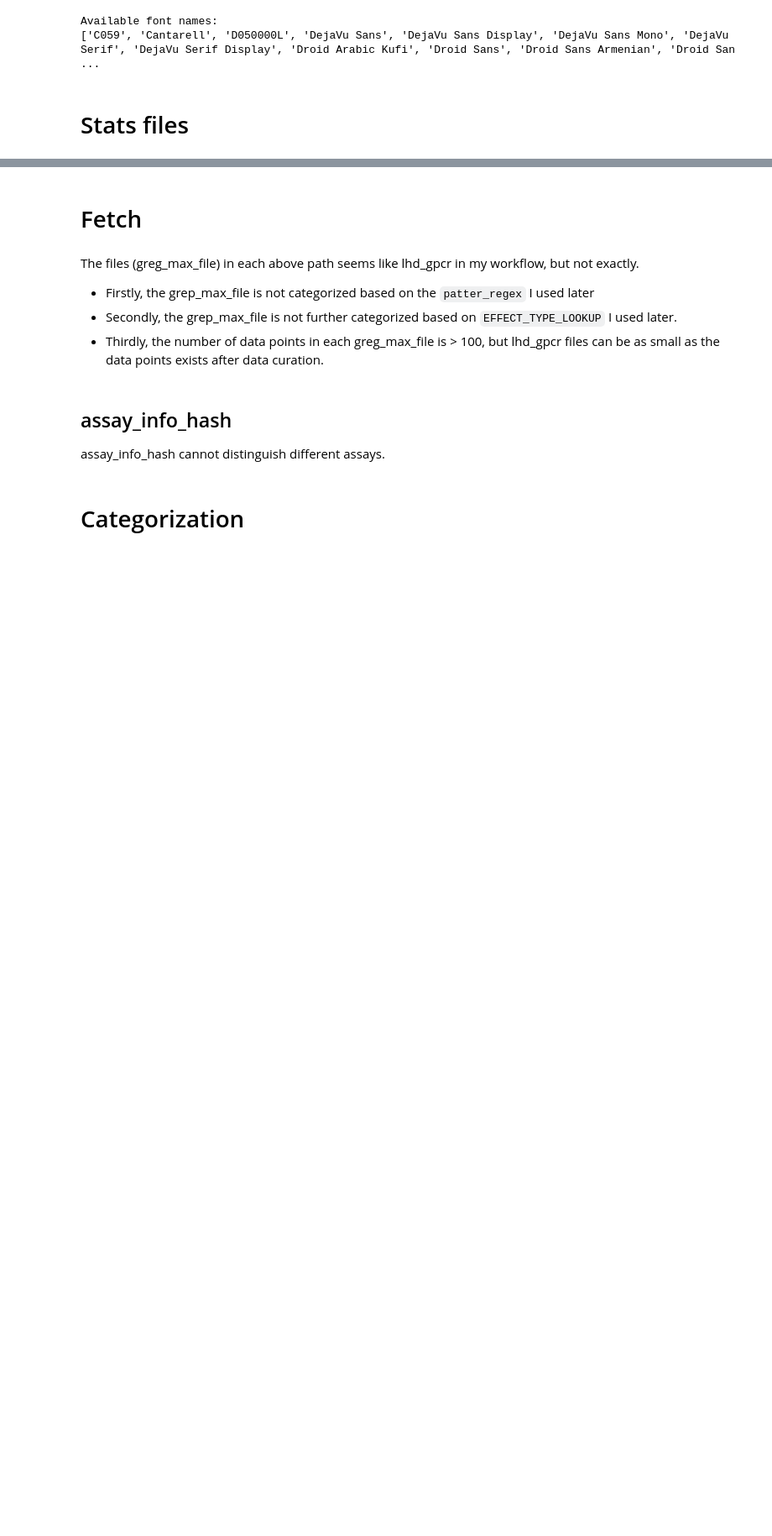
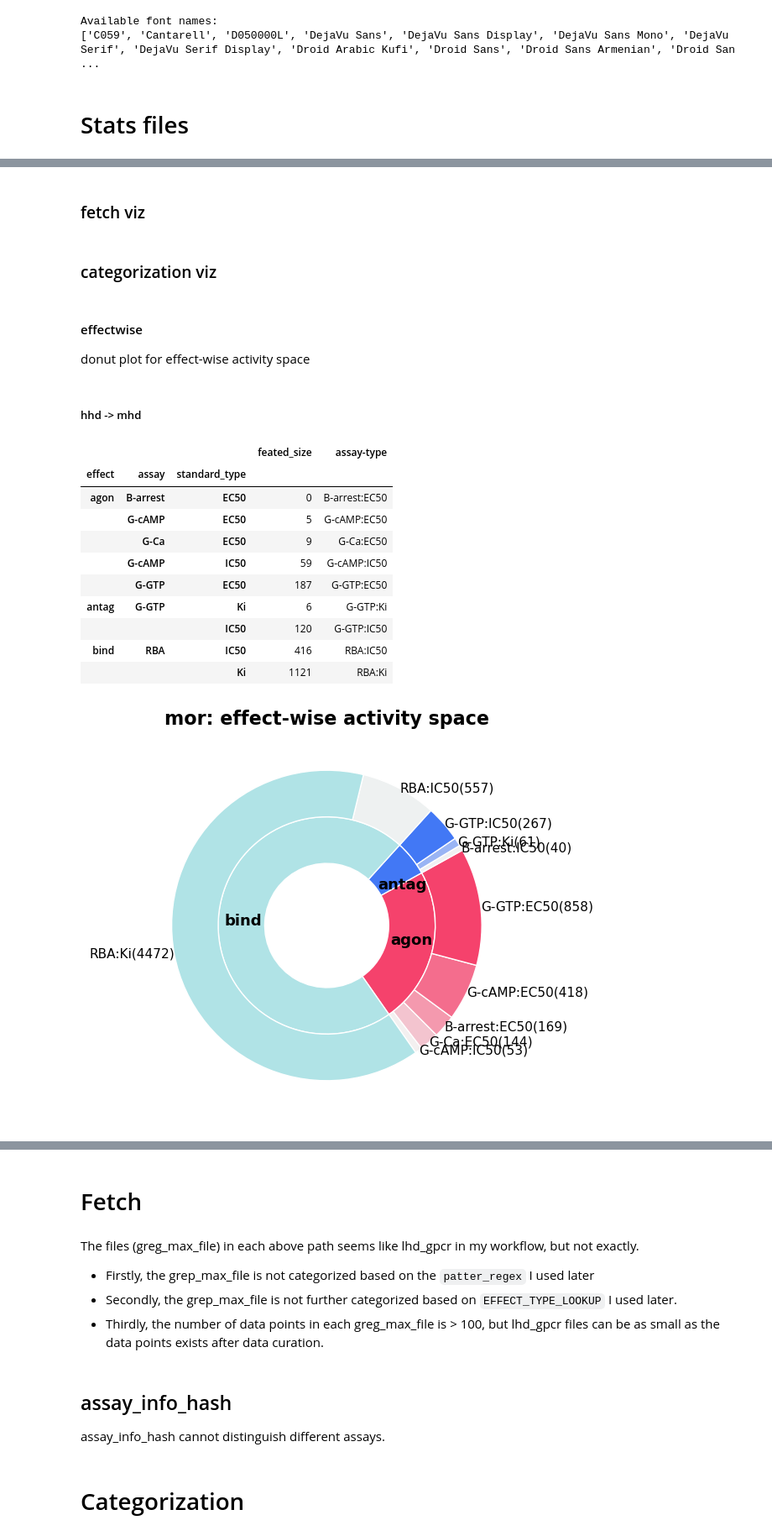
Before and after one commit to xixichennn/datacat4ml, a Jupyter notebook: datacat4ml/Scripts/data_prep/data_prep_viz.ipynb, the cells around one changed output, grey strips where cells are left out. Shown: that part at 84% size. Drawn from its saved outputs; the diff is of its cells as text; code cells hidden in the pictures; blank space fills up the shorter version.

```diff
--- a/datacat4ml/Scripts/data_prep/data_prep_viz.ipynb
+++ b/datacat4ml/Scripts/data_prep/data_prep_viz.ipynb
@@ -151,0 +281,7 @@ Index(['ds_cat_level', 'ds_type', 'ds_size_level', 'target', 'effect', 'assay',
+# %% [markdown]
+### fetch viz
+# %% [markdown]
+### categorization viz
+# %% [markdown]
+#### effectwise
+donut plot for effect-wise activity space
@@ -151,0 +399,28 @@ Index(['ds_cat_level', 'ds_type', 'ds_size_level', 'target', 'effect', 'assay',
+# %% [markdown]
+##### hhd -> mhd
+# %%
+mor_h_mhd_df = effect_activity_space(stats_df=mhd_or_stats, target='CHEMBL233', startangle=-55, fig_format='pdf',
+                                       n_bind_colors=2, n_agon_colors=5, n_antag_colors=3)
+kor_h_mhd_df = effect_activity_space(stats_df=mhd_or_stats, target='CHEMBL237', startangle=-40, fig_format='pdf',
+                                       n_bind_colors=2, n_agon_colors=5, n_antag_colors=3)
+dor_h_mhd_df = effect_activity_space(stats_df=mhd_or_stats, target='CHEMBL236', startangle=-40, fig_format='pdf',
+                                       n_bind_colors=2, n_agon_colors=5, n_antag_colors=3)
+nor_h_mhd_df = effect_activity_space(stats_df=mhd_or_stats, target='CHEMBL2014', startangle=-40, fig_format='pdf',
+                                       n_bind_colors=2, n_agon_colors=5, n_antag_colors=2)
+mor_h_mhd_df
+kor_h_mhd_df
+dor_h_mhd_df
+nor_h_mhd_df
+# %% [output]
+|  |  |  | feated_size | assay-type |
+| effect | assay | standard_type |  |  |
+| agon | B-arrest | EC50 | 0 | B-arrest:EC50 |
+|  | G-cAMP | EC50 | 5 | G-cAMP:EC50 |
+|  | G-Ca | EC50 | 9 | G-Ca:EC50 |
+|  | G-cAMP | IC50 | 59 | G-cAMP:IC50 |
+|  | G-GTP | EC50 | 187 | G-GTP:EC50 |
+| antag | G-GTP | Ki | 6 | G-GTP:Ki |
+|  |  | IC50 | 120 | G-GTP:IC50 |
+| bind | RBA | IC50 | 416 | RBA:IC50 |
+|  |  | Ki | 1121 | RBA:Ki |
+[figure, added]
```
Also changed, not shown: parts of 83 cells of this notebook, 7 other files.
